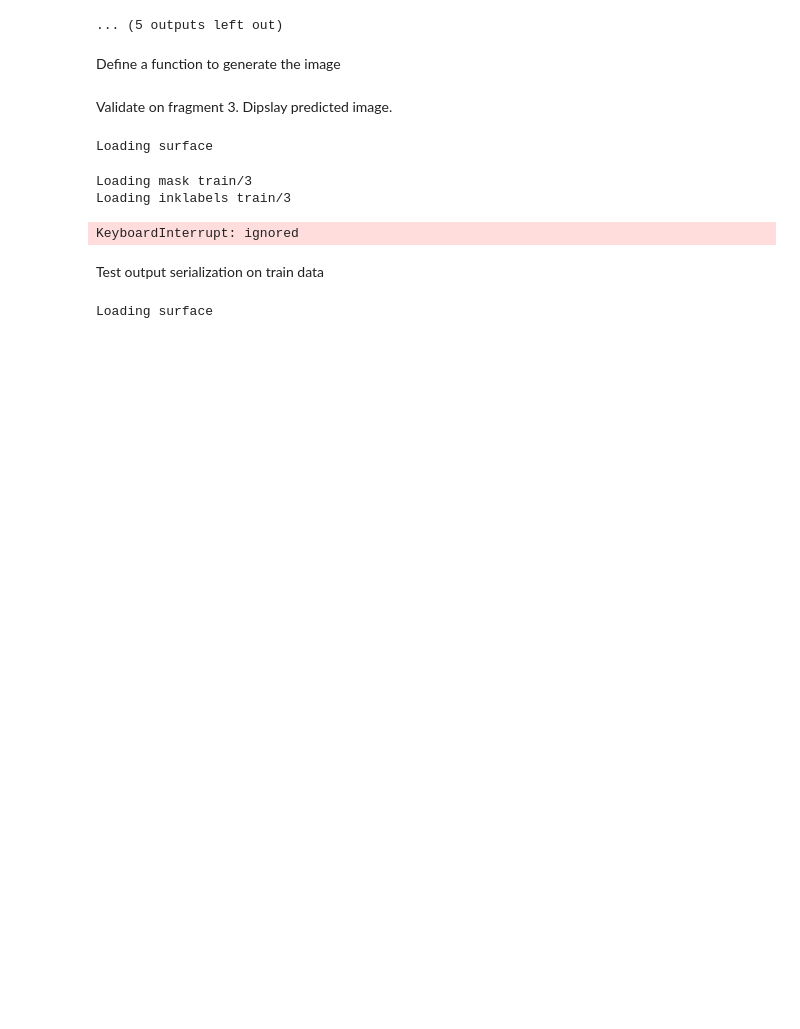
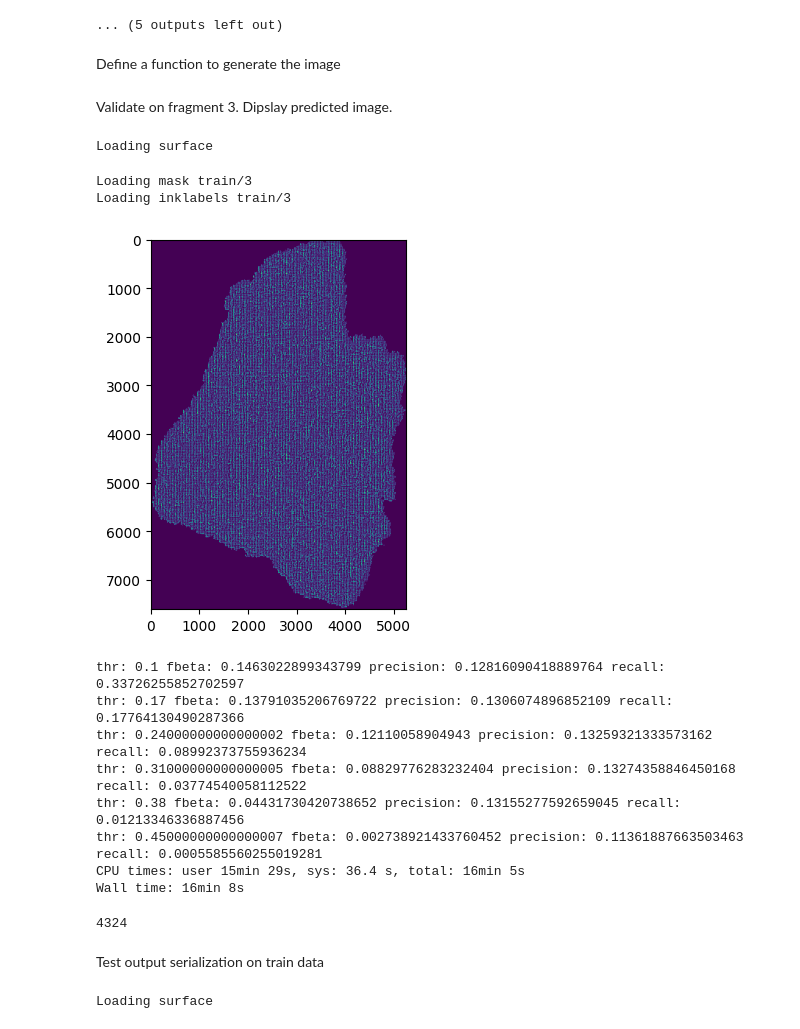
Before and after one commit to tomaszgarbus/kaggle-vesuvius-challenge, a Jupyter notebook: pretrained_network.ipynb, the cells around one changed output. Drawn from its saved outputs; the diff is of its cells as text; code cells hidden in the pictures; blank space fills up the shorter version.

```diff
--- a/pretrained_network.ipynb
+++ b/pretrained_network.ipynb
@@ -268,7 +261,7 @@ Loading inklabels train/1
 # %% [markdown]
 Define a function to generate the image
 # %%
-def generate_prediction(dataset):
+def generate_raw_prediction(dataset):
     out = np.zeros(dataset.surface.shape[1:])
     # TODO: handle borders better
     for y in tqdm(range(0, dataset.surface.shape[1] - YX_DIM, YX_DIM), disable=TQDM_OFF):
@@ -278,30 +271,57 @@ def generate_prediction(dataset):
             preds = torch.sigmoid(fcn_model(torch.Tensor(surface).to(DEVICE))['out'])
             out[y:y + YX_DIM, x:x + YX_DIM] = preds[0].detach().cpu().numpy()
     out *= dataset.mask
-    out[np.where(out < TH)] = 0.
-    out[np.where(out >= TH)] = 1.
     return out
+
+
+def apply_thr(raw, thr):
+    out = np.copy(raw)
+    out[np.where(out < thr)] = 0.
+    out[np.where(out >= thr)] = 1.
+    return out
 # %% [markdown]
 Validate on fragment 3. Dipslay predicted image.
 # %%
 %%time
 
-def eval():
+def update_threshold():
+    thresholds = np.arange(0.1, 0.5, 0.07)
     ds = SlicedDataset('3', 'train')
-    out = generate_prediction(ds)
-    fbeta = fbeta_score(ds.inklabels.flatten().astype(int), out.flatten().astype(int), beta=0.5)
-    precision = precision_score(ds.inklabels.flatten().astype(int), out.flatten().astype(int))
-    recall = recall_score(ds.inklabels.flatten().astype(int), out.flatten().astype(int))
+    raw = generate_raw_prediction(ds)
+    plt.imshow(raw)
+    plt.show()
 
-    print(f"fbeta: {fbeta} precision: {precision} recall: {recall}")
+    best_fbeta = 0.0
+    for thr in thresholds:
+        out = apply_thr(raw, thr)
+        fbeta = fbeta_score(ds.inklabels.flatten().astype(int), out.flatten().astype(int), beta=0.5)
+        precision = precision_score(ds.inklabels.flatten().astype(int), out.flatten().astype(int))
+        recall = recall_score(ds.inklabels.flatten().astype(int), out.flatten().astype(int))
 
-eval()
+        print(f"thr: {thr} fbeta: {fbeta} precision: {precision} recall: {recall}")
+
+        if fbeta > best_fbeta:
+            best_fbeta = fbeta
+            TH = thr
+
+update_threshold()
+
+
 gc.collect()
 # %% [output]
 Loading surface
 Loading mask train/3
 Loading inklabels train/3
+[figure, added]
-KeyboardInterrupt: ignored
+thr: 0.1 fbeta: 0.1463022899343799 precision: 0.12816090418889764 recall: 0.33726255852702597
+thr: 0.17 fbeta: 0.13791035206769722 precision: 0.1306074896852109 recall: 0.17764130490287366
+thr: 0.24000000000000002 fbeta: 0.12110058904943 precision: 0.13259321333573162 recall: 0.08992373755936234
+thr: 0.31000000000000005 fbeta: 0.08829776283232404 precision: 0.13274358846450168 recall: 0.03774540058112522
+thr: 0.38 fbeta: 0.04431730420738652 precision: 0.13155277592659045 recall: 0.01213346336887456
+thr: 0.45000000000000007 fbeta: 0.002738921433760452 precision: 0.11361887663503463 recall: 0.0005585560255019281
+CPU times: user 15min 29s, sys: 36.4 s, total: 16min 5s
+Wall time: 16min 8s
+4324
 # %% [markdown]
 Test output serialization on train data
 # %%
```
Also changed, not shown: parts of 5 cells of this notebook.
